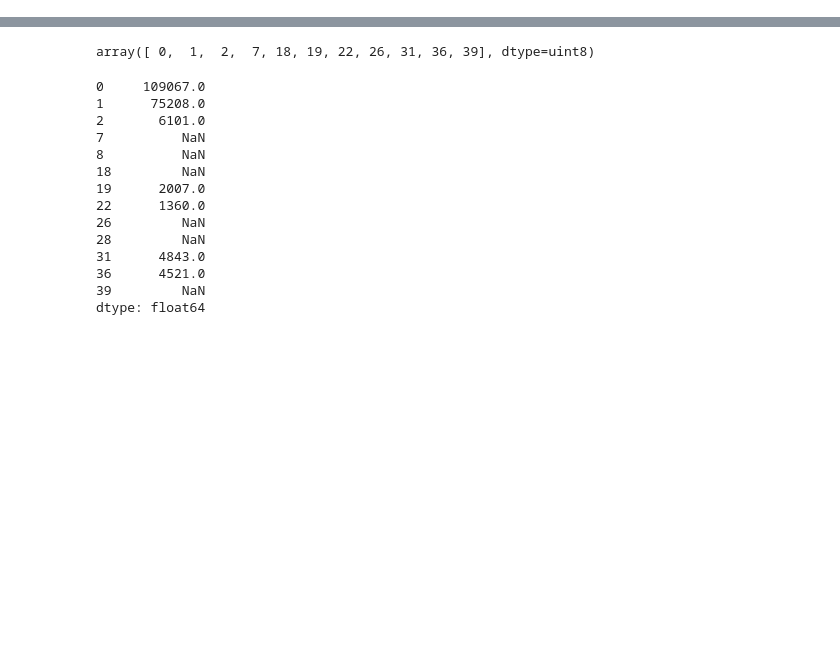
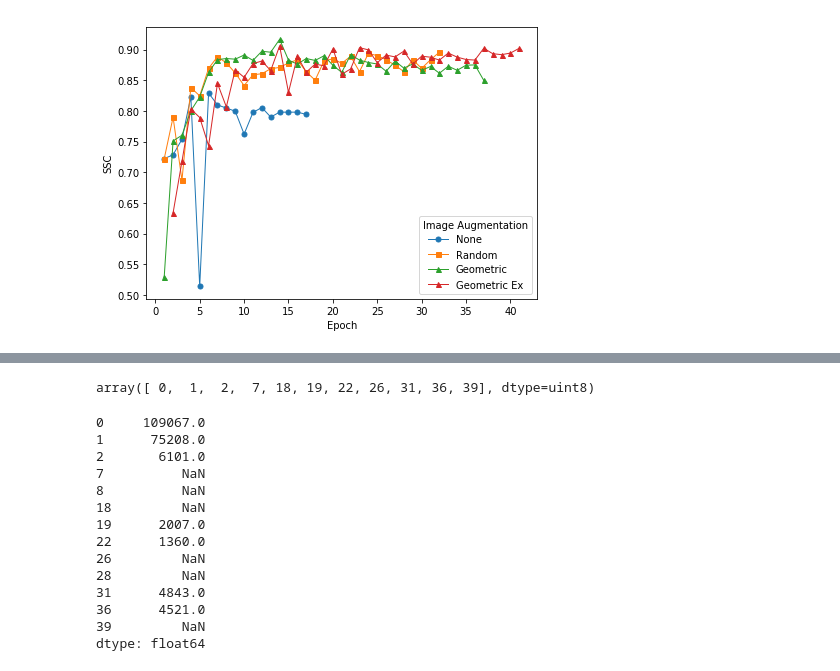
Before and after one commit to thezaza101/Meal-Compliance-Project, a Jupyter notebook: Analysis/ExprimentAnalysis.ipynb, the cells around one changed output, grey strips where cells are left out. Drawn from its saved outputs; the diff is of its cells as text; code cells hidden in the pictures; blank space fills up the shorter version.

```diff
--- a/Analysis/ExprimentAnalysis.ipynb
+++ b/Analysis/ExprimentAnalysis.ipynb
@@ -291,0 +101,31 @@ plt.show()
+# %%
+df2 = pd.read_csv(dataPaths['2'])
+df2D0 = df2.loc[df2['d'] == 0]
+df2D1 = df2.loc[df2['d'] == 1]
+df2D2 = df2.loc[df2['d'] == 2]
+df2D3 = df2.loc[df2['d'] == 3]
+# %%
+matplotlib.rcParams['figure.figsize'] = [7, 5]
+
+# SSC Score Experiment 2
+plt.plot(AddOneToListOfNumbers(list(df2D0['epoch'])),\
+         df2D0['testSimRN'], marker='o', linewidth=1, markersize=5, label='None')
+plt.plot(AddOneToListOfNumbers(list(df2D2['epoch'])),
+         df2D2['testSimRN'], marker='s', linewidth=1, markersize=5, label='Random')
+plt.plot(AddOneToListOfNumbers(list(df2D1['epoch'])),\
+         df2D1['testSimRN'], marker='^', linewidth=1, markersize=5, label='Geometric')
+plt.plot(AddOneToListOfNumbers(list(df2D3['epoch'])),\
+         df2D3['testSimRN'], marker='^', linewidth=1, markersize=5, label='Geometric Ex')
+
+# y-axis limits
+#plt.ylim([0.6,0.9])
+# x-axis label
+plt.xlabel('Epoch')
+# y-axis label
+plt.ylabel('SSC')
+# show legend
+plt.legend(title="Image Augmentation",loc=4)
+# function to show the plot
+plt.show()
+# %% [output]
+[figure, added]
```
Also changed, not shown: parts of 42 cells of this notebook, 4 other files.
